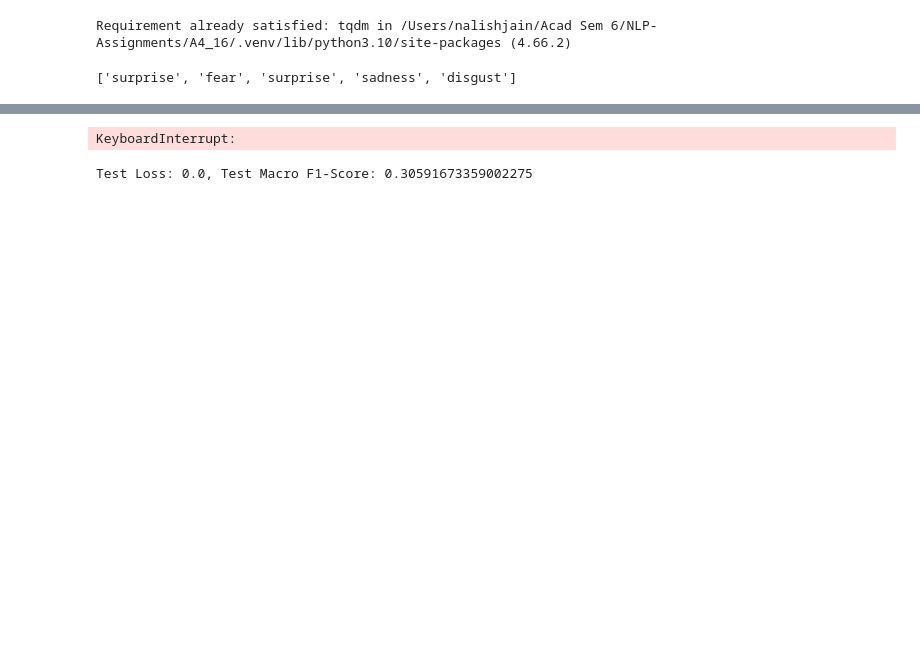
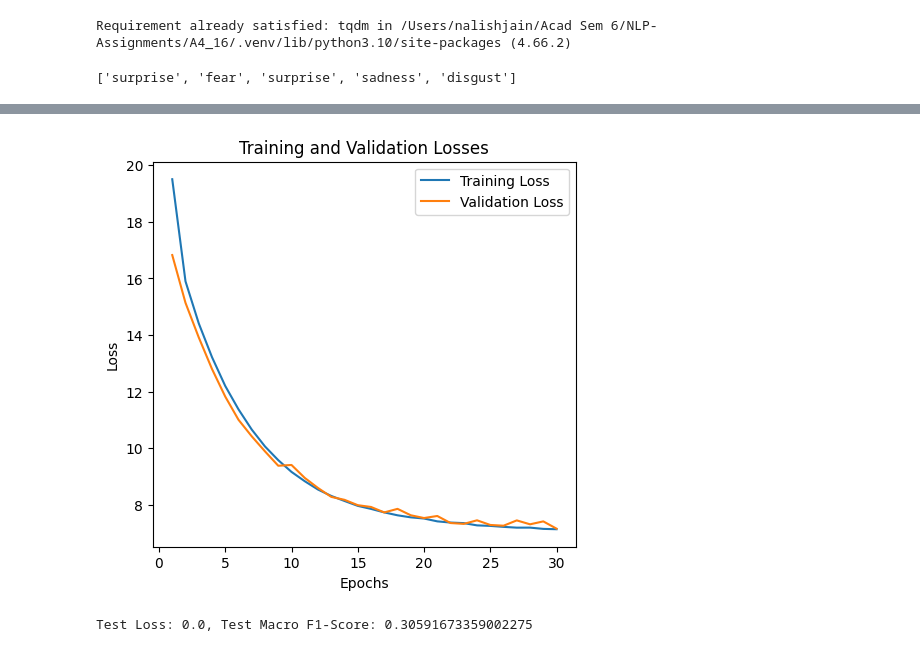
Before and after one commit to NalishJain/NLP-Assignments, a Jupyter notebook: A4_16/A4_2_M3.ipynb, the cells around one changed output, grey strips where cells are left out. Drawn from its saved outputs; the diff is of its cells as text; code cells hidden in the pictures; blank space fills up the shorter version.

```diff
--- a/A4_16/A4_2_M3.ipynb
+++ b/A4_16/A4_2_M3.ipynb
@@ -269,6 +269,6 @@ criterion = nn.CrossEntropyLoss(weight=torch.tensor([1.05,12.16]))
 # criterion = nn.CrossEntropyLoss()
 
 train_losses, train_f1_scores, val_losses, val_f1_scores = train_model(train_dataset, val_dataset, model = model, num_epochs = 30, optimizer=optimizer, criterion=criterion, batch_size=32, device=device)
-torch.save(model.state_dict(), 'model_3_dict.pt')
+# torch.save(model.state_dict(), 'model_3_dict.pt')
 # %% [output]
 131
@@ -278,4 +291,4 @@ Epoch 1,  Validation Loss: 9.889781951904297, Validation Macro F1-Score: 0.81032
-KeyboardInterrupt:
+[figure, added]
 # %%
 loaded_model = GRUModel(768, 2).to(device)
 loaded_model.load_state_dict(torch.load('model_3_dict.pt'))
```
Also changed, not shown: parts of 1 cell of this notebook, 19 other files.
